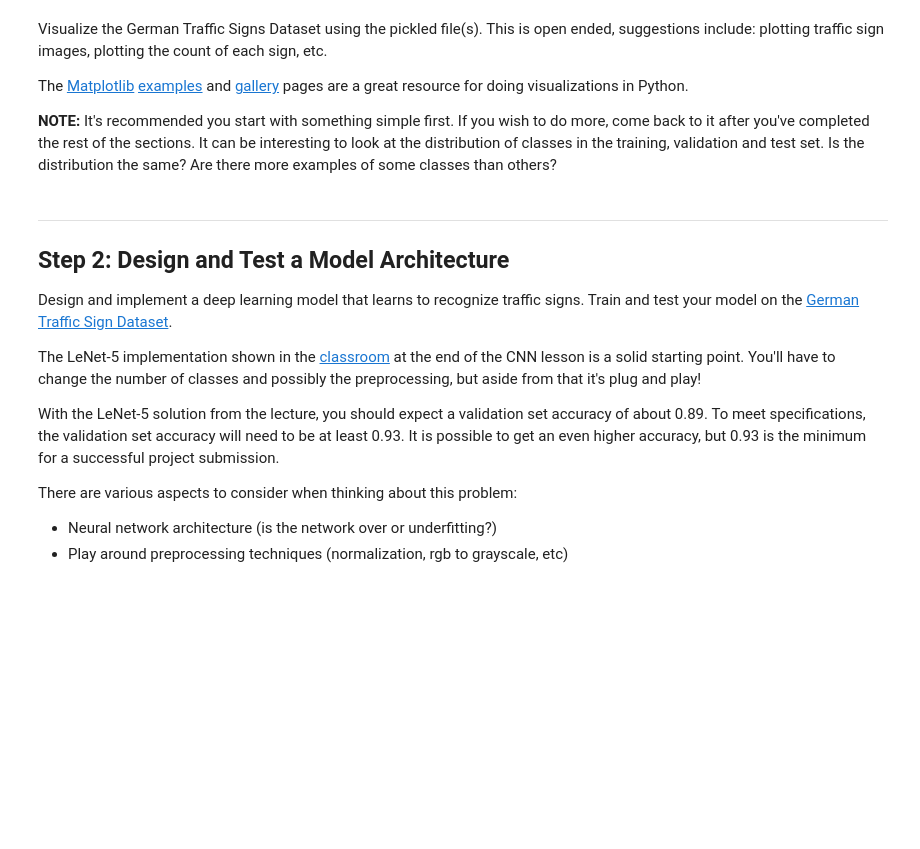
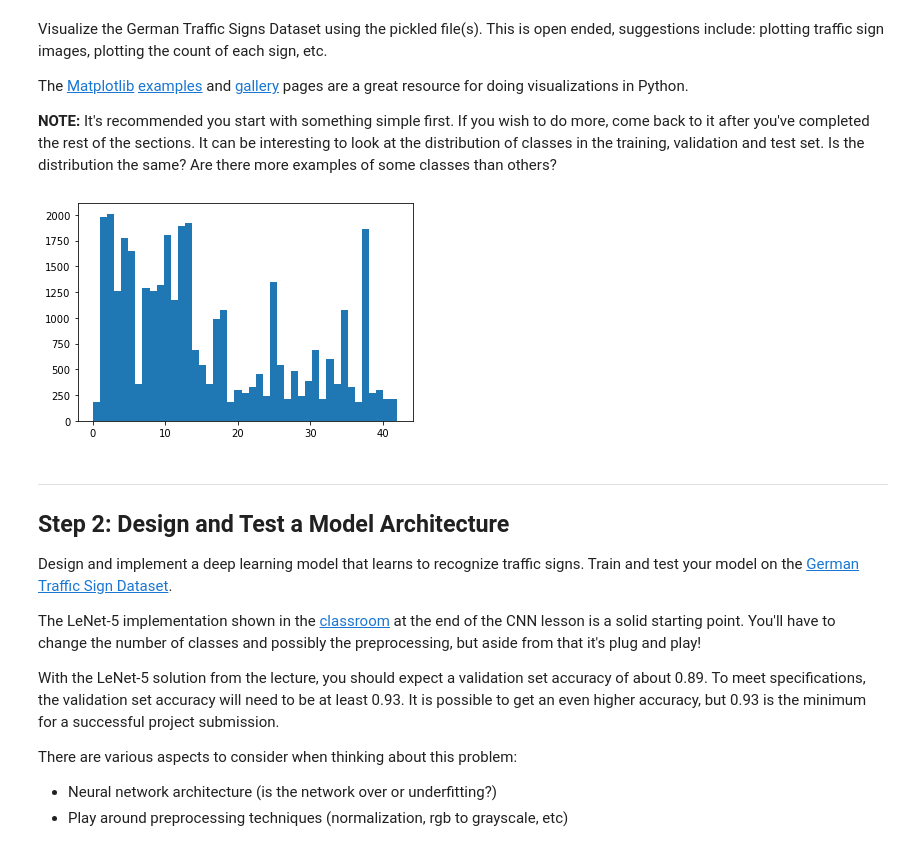
Before and after one commit to singlaaditya/TrafficSignCalssifier, a Jupyter notebook: Traffic_Sign_Classifier.ipynb, the cells around one changed output. Saved outputs shown, nothing was run; the diff lists cells and outputs as text; code cells hidden in the pictures; blank space fills up the shorter version.

```diff
--- a/Traffic_Sign_Classifier.ipynb
+++ b/Traffic_Sign_Classifier.ipynb
@@ -112,9 +112,14 @@ The [Matplotlib](http://matplotlib.org/) [examples](http://matplotlib.org/exampl
 # %%
 ### Data exploration visualization code goes here.
 ### Feel free to use as many code cells as needed.
 import matplotlib.pyplot as plt
 # Visualizations will be shown in the notebook.
 %matplotlib inline
+fig,ax = plt.subplots(1, 1)
+ax.hist(y_train, bins=n_classes)
+plt.show()
+# %% [output]
+[figure, added]
 # %% [markdown]
 ----
 
```
Also changed, not shown: parts of 4 cells of this notebook.
